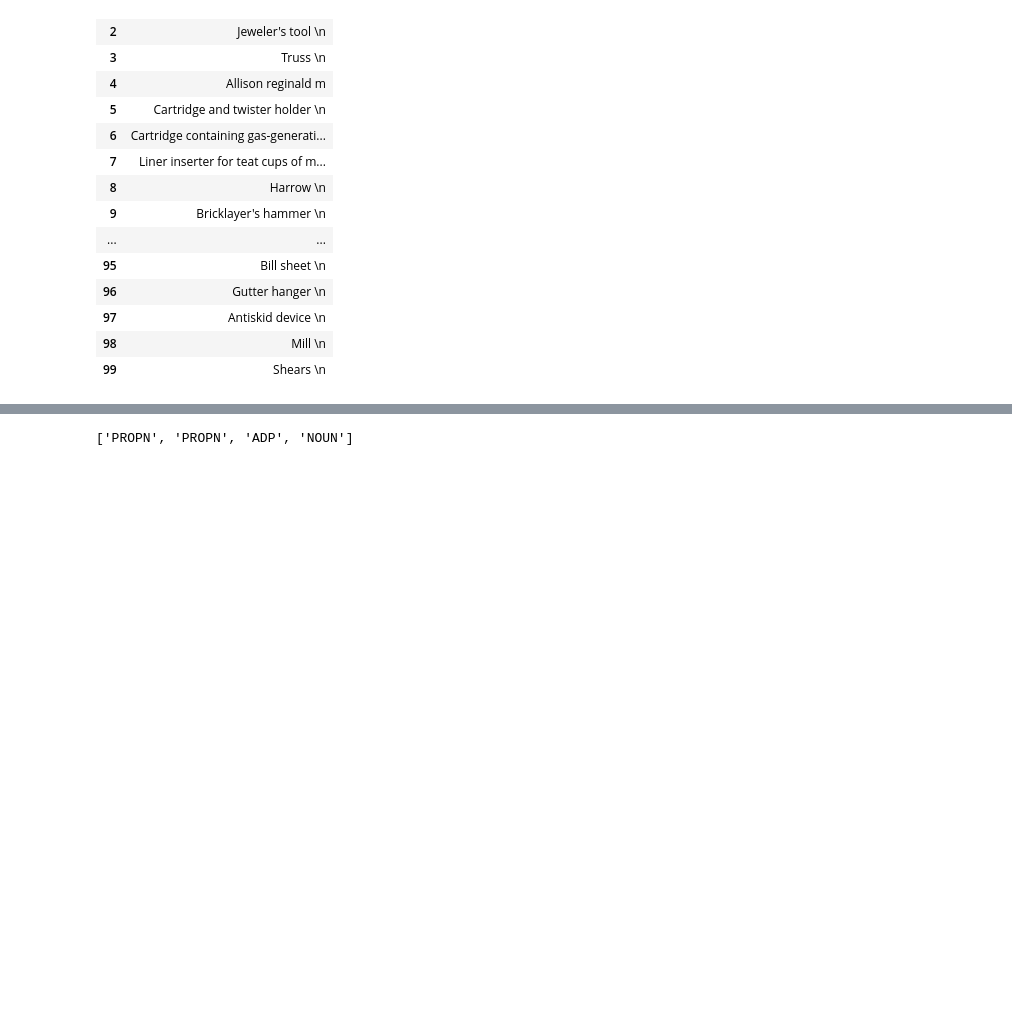
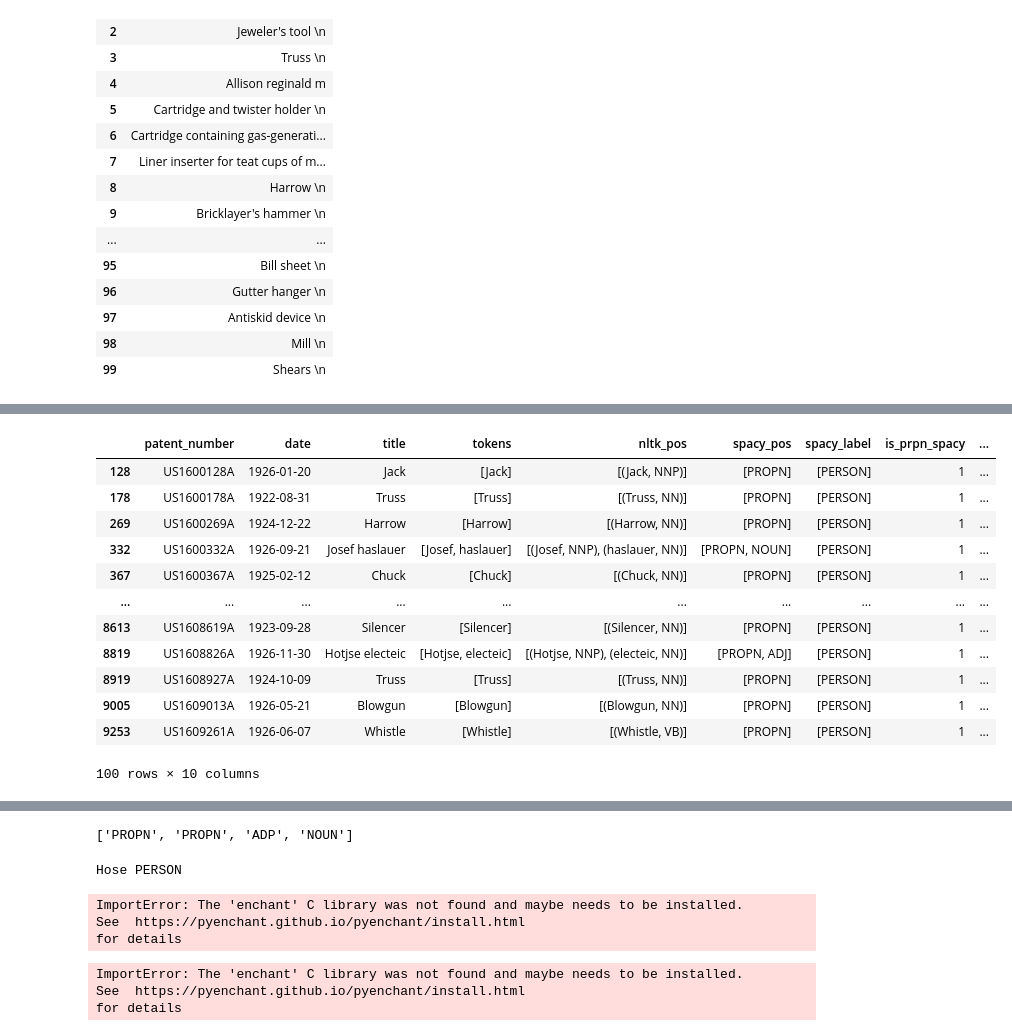
Before and after one commit to harish3110/patent_scraping, a Jupyter notebook: nbs/EDA.ipynb, the cells around one changed output, grey strips where cells are left out. Drawn from its saved outputs; the diff is of its cells as text; code cells hidden in the pictures; blank space fills up the shorter version.

```diff
--- a/nbs/EDA.ipynb
+++ b/nbs/EDA.ipynb
@@ -561,3 +642,19 @@ True
+# %%
+df_inventor.head(100)
+# %% [output]
+|  | patent_number | date | title | tokens | nltk_pos | spacy_pos | spacy_label | is_prpn_spacy | ... |
+| 128 | US1600128A | 1926-01-20 | Jack | [Jack] | [(Jack, NNP)] | [PROPN] | [PERSON] | 1 | ... |
+| 178 | US1600178A | 1922-08-31 | Truss | [Truss] | [(Truss, NN)] | [PROPN] | [PERSON] | 1 | ... |
+| 269 | US1600269A | 1924-12-22 | Harrow | [Harrow] | [(Harrow, NN)] | [PROPN] | [PERSON] | 1 | ... |
+| 332 | US1600332A | 1926-09-21 | Josef haslauer | [Josef, haslauer] | [(Josef, NNP), (haslauer, NN)] | [PROPN, NOUN] | [PERSON] | 1 | ... |
+| 367 | US1600367A | 1925-02-12 | Chuck | [Chuck] | [(Chuck, NN)] | [PROPN] | [PERSON] | 1 | ... |
+| ... | ... | ... | ... | ... | ... | ... | ... | ... | ... |
+| 8613 | US1608619A | 1923-09-28 | Silencer | [Silencer] | [(Silencer, NN)] | [PROPN] | [PERSON] | 1 | ... |
+| 8819 | US1608826A | 1926-11-30 | Hotjse electeic | [Hotjse, electeic] | [(Hotjse, NNP), (electeic, NN)] | [PROPN, ADJ] | [PERSON] | 1 | ... |
+| 8919 | US1608927A | 1924-10-09 | Truss | [Truss] | [(Truss, NN)] | [PROPN] | [PERSON] | 1 | ... |
+| 9005 | US1609013A | 1926-05-21 | Blowgun | [Blowgun] | [(Blowgun, NN)] | [PROPN] | [PERSON] | 1 | ... |
+| 9253 | US1609261A | 1926-06-07 | Whistle | [Whistle] | [(Whistle, VB)] | [PROPN] | [PERSON] | 1 | ... |
+100 rows × 10 columns
 # %%
 df_non_prpn.head()
 # %% [output]
@@ -572,3 +669,30 @@ if df_non_prpn.iloc[0]['spacy_pos'][-1] == 'SPACE':
     print(df_non_prpn.iloc[0]['spacy_pos'][:-1])
 # %% [output]
 ['PROPN', 'PROPN', 'ADP', 'NOUN']
+# %%
+import spacy
+
+nlp = spacy.load("en_core_web_sm")
+doc = nlp("Hose coupling")
+
+for ent in doc.ents:
+    print(ent.text, ent.label_)
+# %% [output]
+Hose PERSON
+# %%
+import enchant
+broker = enchant.Broker()
+broker.describe()
+broker.list_languages()
+# %% [output]
+ImportError: The 'enchant' C library was not found and maybe needs to be installed.
+See  https://pyenchant.github.io/pyenchant/install.html
+for details
+# %%
+import enchant
+d = enchant.Dict("en_US")
+d.check("Hose coupling")
+# %% [output]
+ImportError: The 'enchant' C library was not found and maybe needs to be installed.
+See  https://pyenchant.github.io/pyenchant/install.html
+for details
```
Also changed, not shown: parts of 6 cells of this notebook, 1 other file.
